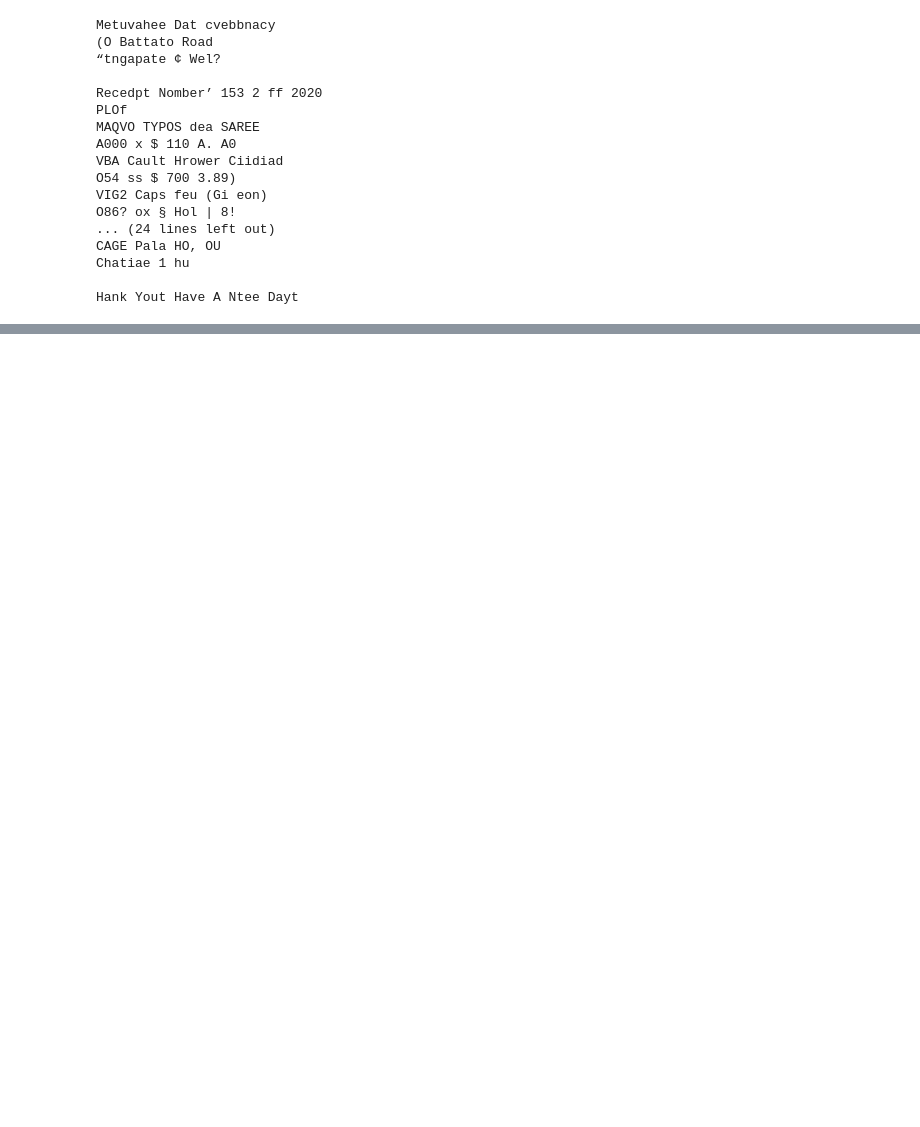
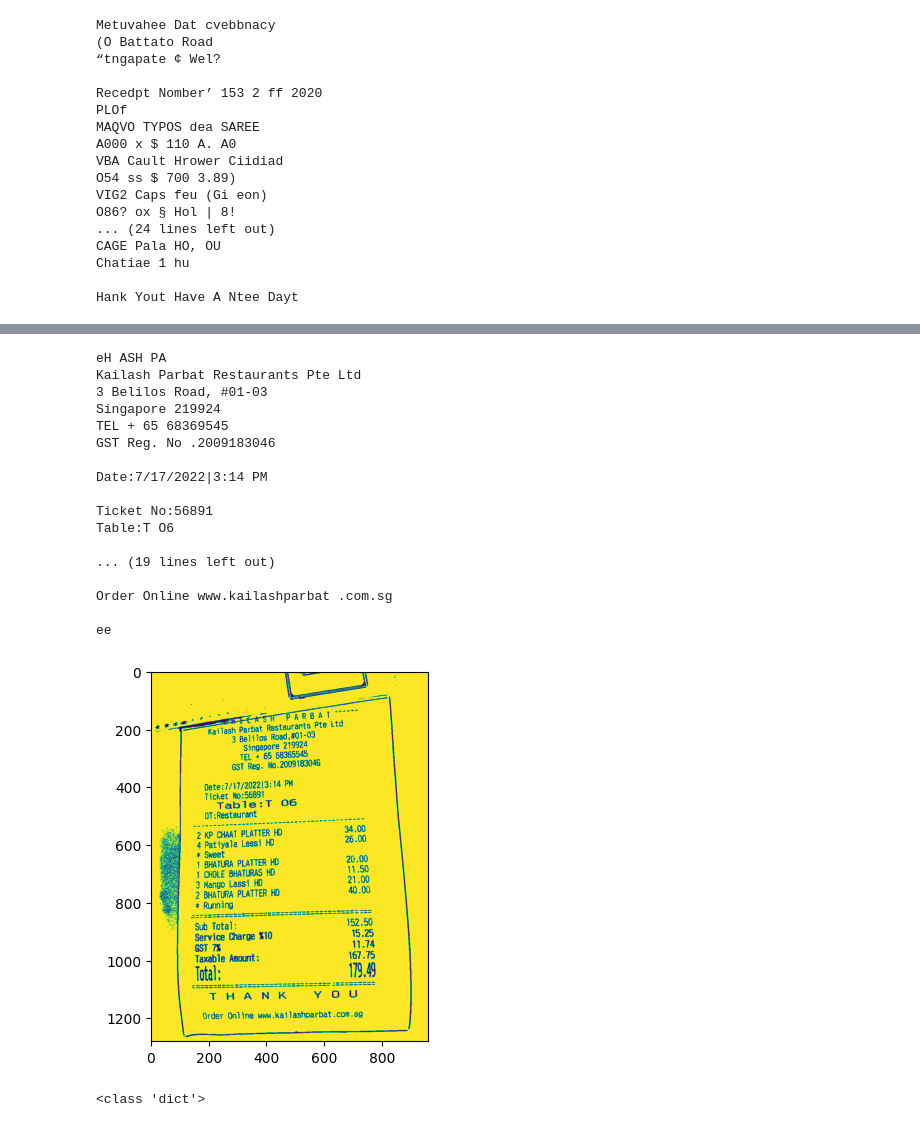
Before and after one commit to aritejhg/pay-split-bot, a Jupyter notebook: test.ipynb, the cells around one changed output, grey strips where cells are left out. Cells and saved outputs as stored; diff of their text form; code cells hidden in the pictures; blank space fills up the shorter version.

```diff
--- a/test.ipynb
+++ b/test.ipynb
@@ -374,0 +685,34 @@ Hank Yout Have A Ntee Dayt
+# %%
+from img_preprocess import *
+
+out_img = preprocess_img(cv2.imread('./test_imgs/photo_2023-01-15_02-30-33.jpg'))
+# plt.imshow(out_img)
+ocr_text = pytesseract.image_to_string(out_img)
+print(ocr_text)
+# %% [output]
+eH ASH PA
+Kailash Parbat Restaurants Pte Ltd
+3 Belilos Road, #01-03
+Singapore 219924
+TEL + 65 68369545
+GST Reg. No .2009183046
+
+Date:7/17/2022|3:14 PM
+
+Ticket No:56891
+Table:T O6
+
+... (19 lines left out)
+
+Order Online www.kailashparbat .com.sg
+
+ee
+[figure, added]
+# %%
+response = "answer = {'items':[['KP Chaat Platter HD', 34.00], ['Patiyala Lessi 4D', 26.00], ['Sweet', 0.00], ['Bhatura Platter HD', 26.00], ['Chole Bhaturas HD', 11.50], ['Mango Lassi HD', 21.00], ['Bhatura Platter HD', 40.00], ['Running', 0.00]], 'taxes':[['Service Charge %10', 15.25], ['GST 7%', 11.74]], 'total':['Total', 179.49]}"
+import ast
+maindict = ast.literal_eval(response.split('=')[1]))
+print(type(maindict))
+#str to dict
+# %% [output]
+<class 'dict'>
```
Also changed, not shown: parts of 11 cells of this notebook, 8 other files.
